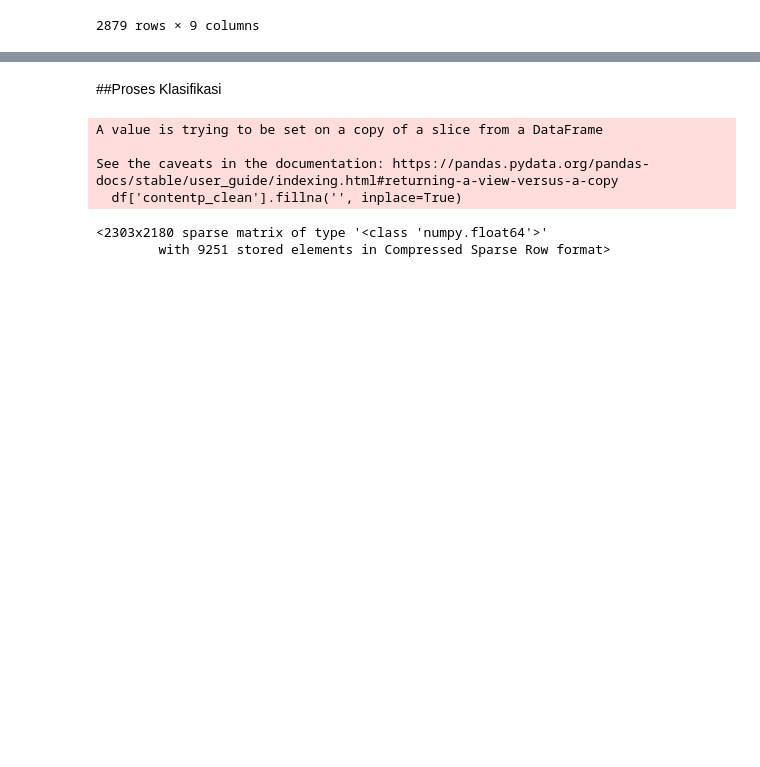
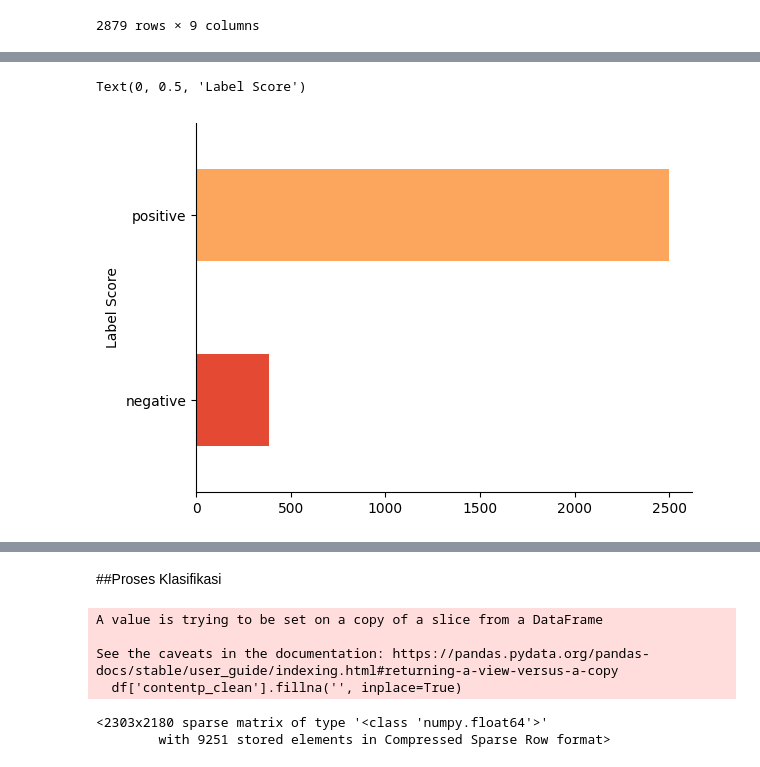
Before and after one commit to MuzniZakiRiyadi/Cadangan, a Jupyter notebook: TEXT_ANALYSIS_MUZNI_ZAKI_RIYADI_2008108010027.ipynb, the cells around one changed output, grey strips where cells are left out. Saved outputs shown, nothing was run; the diff lists cells and outputs as text; code cells hidden in the pictures; blank space fills up the shorter version.

```diff
--- a/TEXT_ANALYSIS_MUZNI_ZAKI_RIYADI_2008108010027.ipynb
+++ b/TEXT_ANALYSIS_MUZNI_ZAKI_RIYADI_2008108010027.ipynb
@@ -289,0 +316,9 @@ df
+# %%
+from matplotlib import pyplot as plt
+import seaborn as sns
+df.groupby('sentiment_first_scheme').size().plot(kind='barh', color=sns.palettes.mpl_palette('RdYlBu'))
+plt.gca().spines[['top', 'right',]].set_visible(False)
+plt.gca().set_ylabel('Label Score')
+# %% [output]
+Text(0, 0.5, 'Label Score')
+[figure, added]
```
Also changed, not shown: parts of 15 cells of this notebook.
